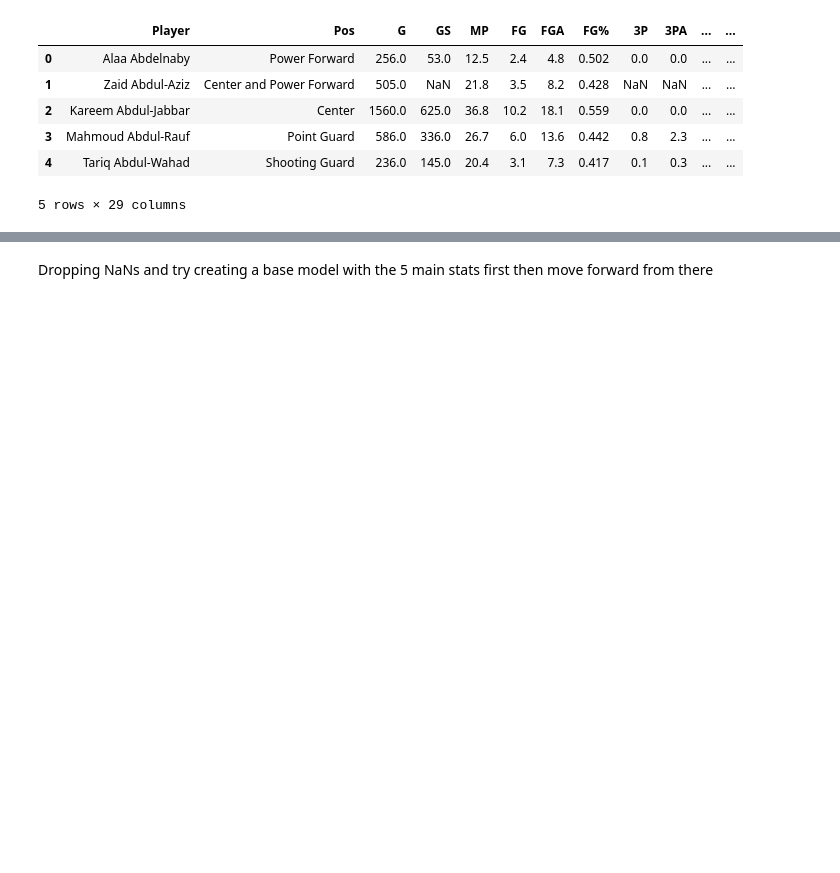
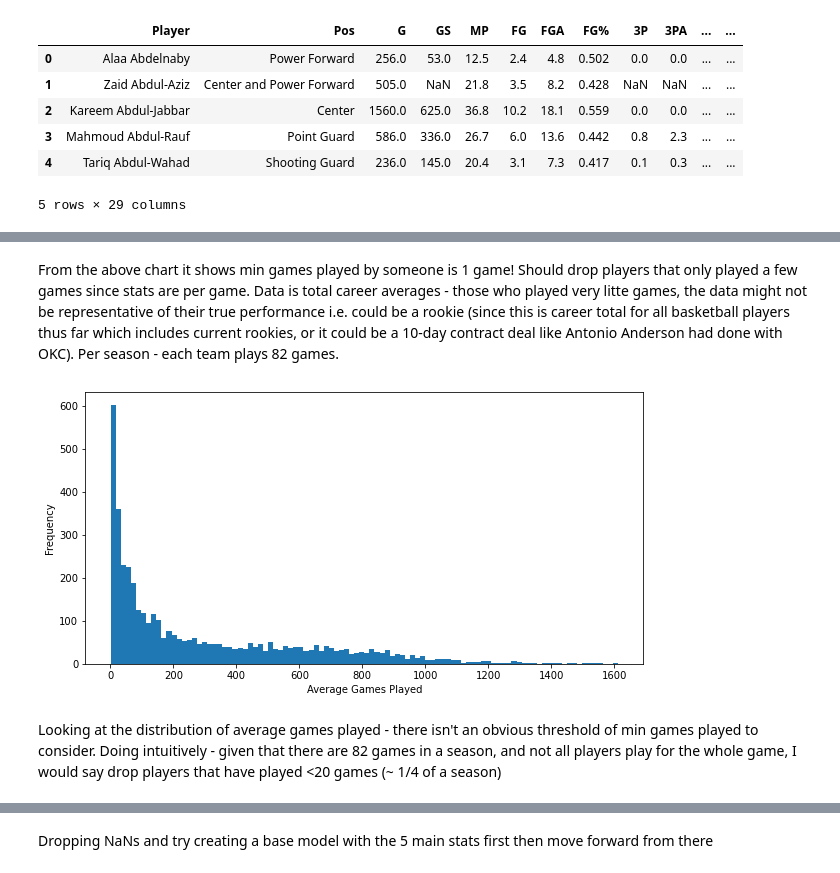
Before and after one commit to wjlau/capstone3, a Jupyter notebook: predicting_player_positions.ipynb, the cells around one changed output, grey strips where cells are left out. Saved outputs shown, nothing was run; the diff lists cells and outputs as text; code cells hidden in the pictures; blank space fills up the shorter version.

```diff
--- a/predicting_player_positions.ipynb
+++ b/predicting_player_positions.ipynb
@@ -156,0 +172,10 @@ all_player_stats.head()
+# %% [markdown]
+From the above chart it shows min games played by someone is 1 game! Should drop players that only played a few games since stats are per game. Data is total career averages - those who played very litte games, the data might not be representative of their true performance i.e. could be a rookie (since this is career total for all basketball players thus far which includes current rookies, or it could be a 10-day contract deal like Antonio Anderson had done with OKC). Per season - each team plays 82 games.
+# %%
+all_player_stats['G'].hist(grid=False,bins=100,figsize=(10,5))
+plt.xlabel('Average Games Played')
+plt.ylabel('Frequency');
+# %% [output]
+[figure, added]
+# %% [markdown]
+Looking at the distribution of average games played - there isn't an obvious threshold of min games played to consider. Doing intuitively - given that there are 82 games in a season, and not all players play for the whole game, I would say drop players that have played <20 games (~ 1/4 of a season)
```
Also changed, not shown: parts of 42 cells of this notebook.
